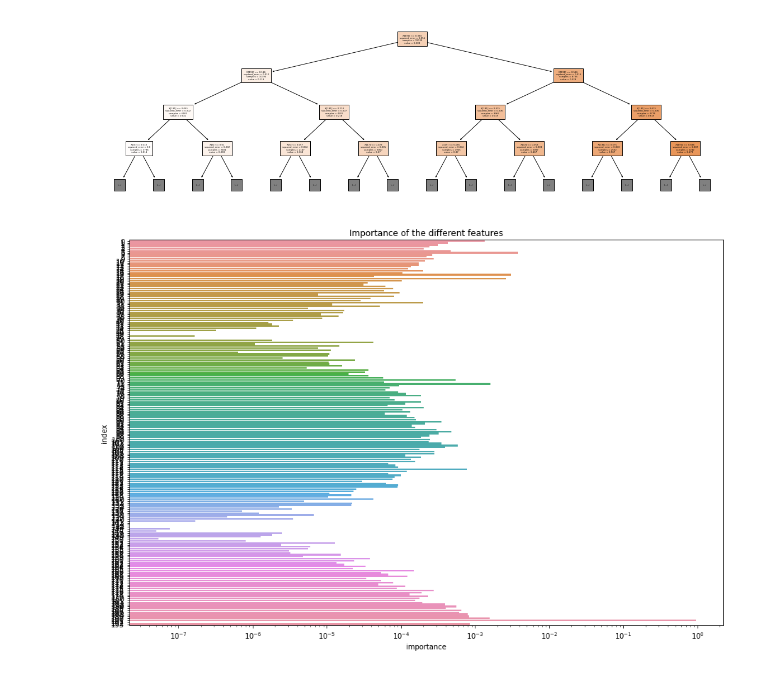
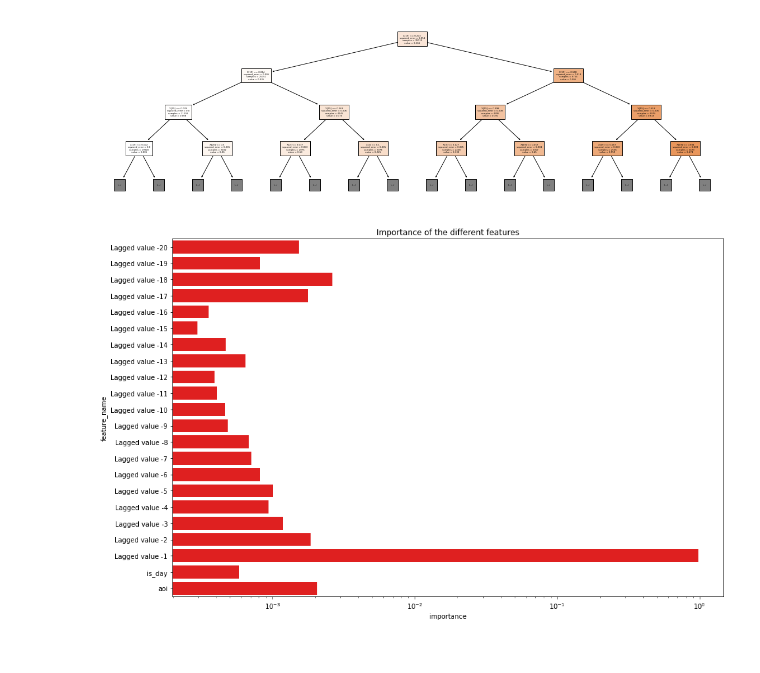
Before and after one commit to marcoboucas/irradiance, a Jupyter notebook: notebooks/train_special.ipynb, the cells around one changed output. Cells and saved outputs as stored; diff of their text form; code cells hidden in the pictures.

```diff
--- a/notebooks/train_special.ipynb
+++ b/notebooks/train_special.ipynb
@@ -147,10 +173,10 @@ for i, (x, y) in enumerate(zip(X_train, y_train)):
     if i % step != 0:
         continue
     plt.figure(figsize=(5, 3))
-    plt.scatter(np.array(range(x.shape[0])), x, label="X", marker="+")
-    plt.scatter([x.shape[0]], y, label="Y", marker="+")
+    plt.scatter(np.array(range(x.shape[0])), x, label="Input values", marker="+")
+    plt.scatter([x.shape[0]], y, label="Target value", marker="+")
     plt.legend()
-    plt.title(f"")
+    plt.title(f"Instance of the dataset, step {i}")
     if i > step * 2:
         break
 # %% [output]
@@ -168,14 +196,20 @@ from sklearn.pipeline import Pipeline
 from sklearn.neural_network import MLPRegressor
 # %%
 class DummyModel():
+    """Dummy model.
+
+    Consider that the weather/irradiance is the same today than yesterday.
+    """
     def fit(self, *args, **kwargs):
         pass
 
     def predict(self, X):
-        return X[:,-PERIOD]
+        if X.shape[1]>=PERIOD:
+            return X[:, -PERIOD]
+        return X[:,-1]
 # %%
 models = {
-    #"LinearRegression": LinearRegression(),
+    "LinearRegression": LinearRegression(),
     #"DecisionTreeRegressor": DecisionTreeRegressor(max_depth=2),
     "DecisionTreeRegressor2": DecisionTreeRegressor(max_depth=10),
     "DecisionTreeRegressor3": DecisionTreeRegressor(max_depth=100),
@@ -360,3 +439,11 @@ model = models[MODEL_NAME]
+# %%
+model = models[MODEL_NAME]
+
+feature_names = [f"Lagged value {-(SHIFT_SIZE-i)}" for i in range(SHIFT_SIZE)]
+if ADD_IS_DAY:
+    feature_names.append("is_day")
+if ADD_AOI:
+    feature_names.append("aoi")
 # %%
 if isinstance(model, DecisionTreeRegressor):
     # plot model decision tree
@@ -371,17 +458,19 @@ if isinstance(model, DecisionTreeRegressor):
 # %%
 if isinstance(model, DecisionTreeRegressor):
     df = pd.DataFrame({
-        "importance": model.feature_importances_
-    }).reset_index()
+        "importance": model.feature_importances_,
+        "feature_name": feature_names
+    },)
     plt.figure(figsize=(15,10))
     sns.barplot(
         data=df,
-        y="index",
+        y="feature_name",
         x="importance",
-        orient="h"
+        orient="h",
+        color="red"
     );
     plt.title('Importance of the different features')
     # set log y axis
     plt.xscale("log")
 # %% [output]
-[figure, old version]
+[figure, new version]
```
Also changed, not shown: parts of 58 cells of this notebook, 8 other files.
